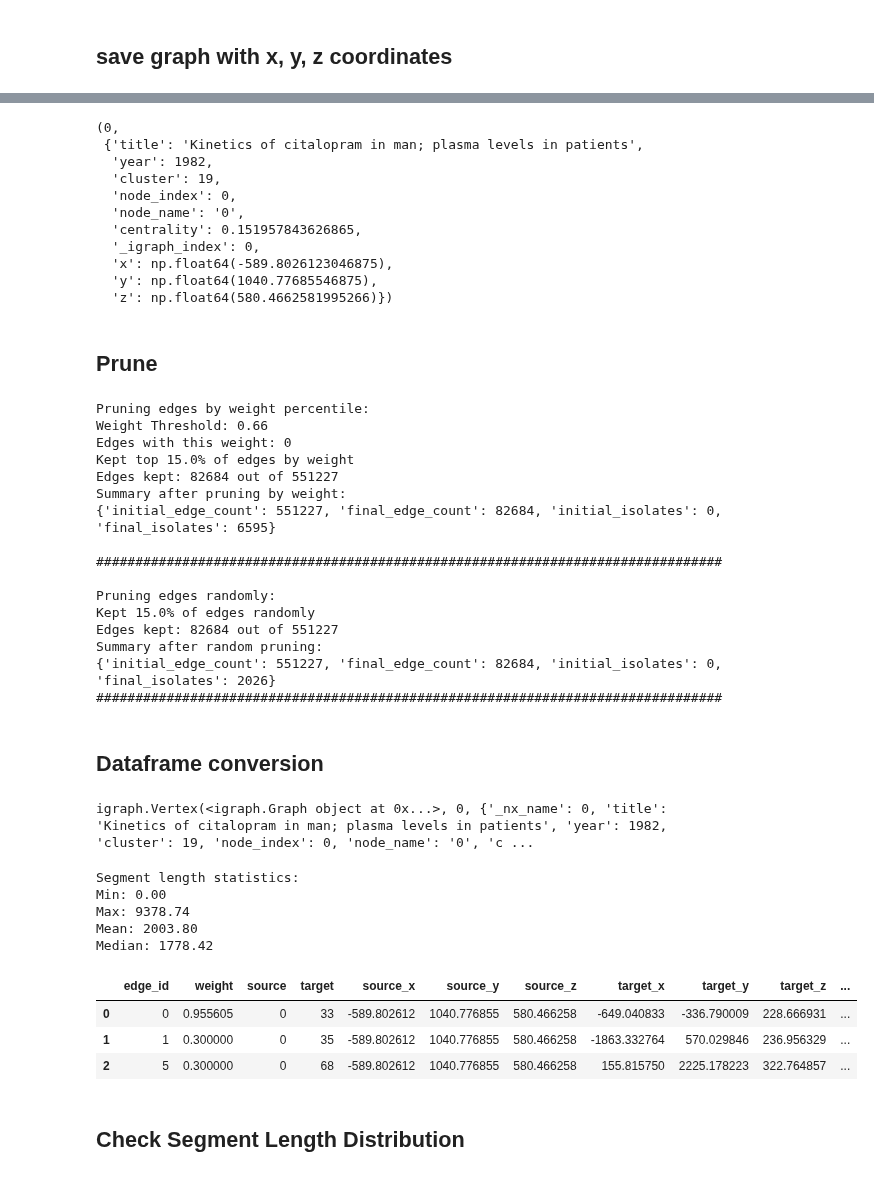
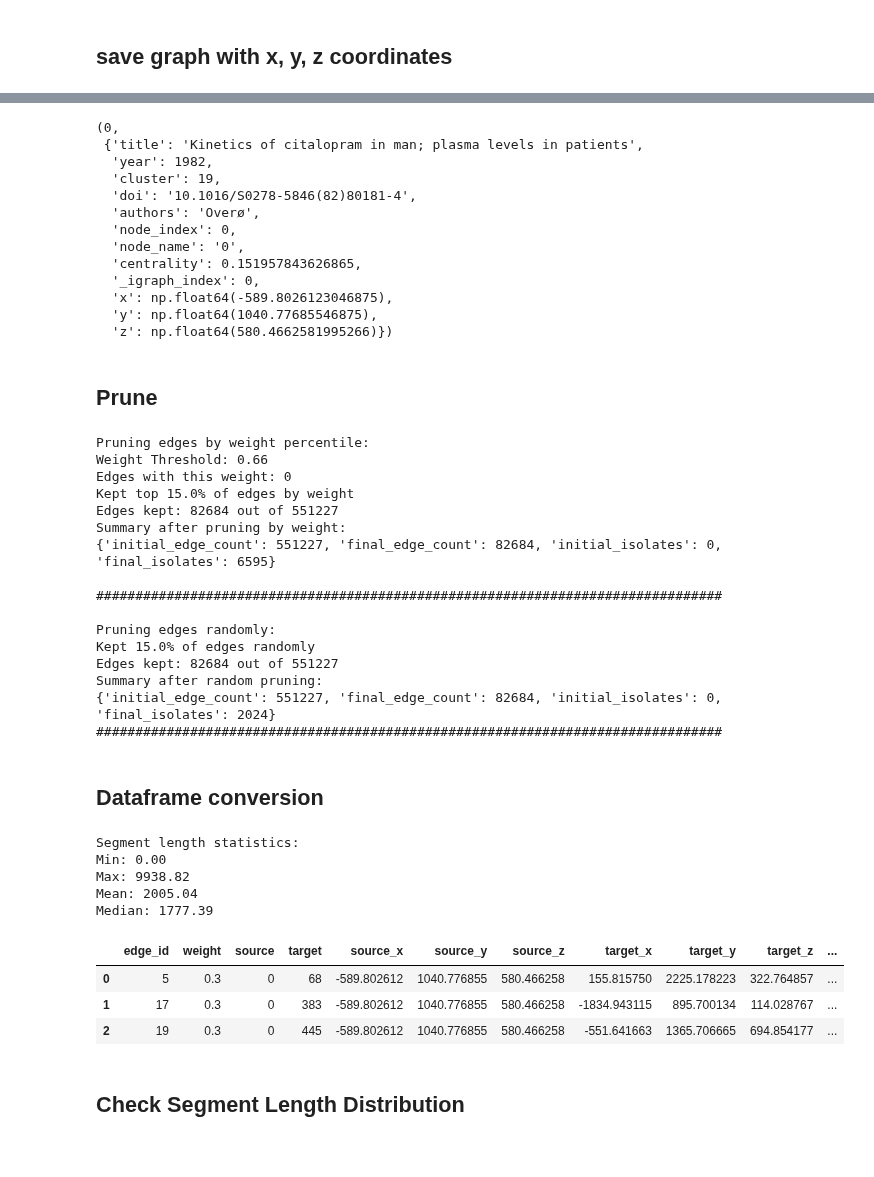
Before and after one commit to jarolim14/SSRI-Evolution, a Jupyter notebook: notebooks/10-PrepareThreeJs.ipynb, the cells around one changed output, grey strips where cells are left out. Cells and saved outputs as stored; diff of their text form; code cells hidden in the pictures.

```diff
--- a/notebooks/10-PrepareThreeJs.ipynb
+++ b/notebooks/10-PrepareThreeJs.ipynb
@@ -13,6 +16,7 @@ import sys
 import time
 from itertools import product
 
+import igraph as ig
 import matplotlib.pyplot as plt
 import networkx as nx
 
@@ -27,10 +31,10 @@ from dotenv import load_dotenv
 load_dotenv()
 
 # Access environment variables
-python_path = os.getenv('PYTHONPATH')
-data_dir = os.getenv('DATA_DIR')
-src_dir = os.getenv('SRC_DIR')
-output_dir = os.getenv('OUTPUT_DIR')
+PYTHONPATH = os.getenv('PYTHONPATH')
+DATA_DIR = os.getenv('DATA_DIR')
+SRC_DIR = os.getenv('SRC_DIR')
+OUTPUT_DIR = os.getenv('OUTPUT_DIR')
 
 from src.visualization.edgebundling.addZCoordinate import ZCoordinateAdder
 from src.visualization.edgebundling.frLayoutUtility import frLayoutUtility
@@ -52,9 +56,9 @@ sns.set_style("white")
 subgraph = False
 
 # 2. Constants and configuration
-INPUT_GRAPH_PATH = data_dir + "/08-analysis-data/2025/graph_analysis.graphml"
-CLUSTER_TREE_PATH = output_dir + "/cluster-qualifications_2025/cluster-label-tree/cluster_tree_filtered.json"
-OUTPUT_DIR = data_dir + "/09-threeJs/"
+INPUT_GRAPH_PATH = DATA_DIR + "/08-analysis-data/2025/graph_analysis.graphml"
+CLUSTER_TREE_PATH = OUTPUT_DIR + "/cluster-qualifications_2025/cluster-label-tree/cluster_tree_filtered.json"
+OUTPUT_DIR = DATA_DIR + "/09-threeJs/"
 FR_GRAPH_FILENAME = f"FR_Layout_Graph_{datetime.datetime.now().strftime('%Y-%m-%d-%H-%M-%S')}.graphml"
 # external env
 THREEJS_OUTPUT_DIR = os.getenv('THREEJS_OUTPUT_DIR')
@@ -133,6 +153,8 @@ list(g_z.nodes(data=True))[0]
  {'title': 'Kinetics of citalopram in man; plasma levels in patients',
   'year': 1982,
   'cluster': 19,
+  'doi': '10.1016/S0278-5846(82)80181-4',
+  'authors': 'Overø',
   'node_index': 0,
   'node_name': '0',
   'centrality': 0.151957843626865,
@@ -184,45 +206,41 @@ Pruning edges randomly:
 Kept 15.0% of edges randomly
 Edges kept: 82684 out of 551227
 Summary after random pruning:
-{'initial_edge_count': 551227, 'final_edge_count': 82684, 'initial_isolates': 0, 'final_isolates': 2026}
+{'initial_edge_count': 551227, 'final_edge_count': 82684, 'initial_isolates': 0, 'final_isolates': 2024}
 ################################################################################
 # %% [markdown]
 ## Dataframe conversion
-# %%
-g_pruned_random.vs[0]
-# %% [output]
-igraph.Vertex(<igraph.Graph object at 0x...>, 0, {'_nx_name': 0, 'title': 'Kinetics of citalopram in man; plasma levels in patients', 'year': 1982, 'cluster': 19, 'node_index': 0, 'node_name': '0', 'c ...
 # %%
 # Convert nodes and edges to DataFrames
 nodes_df = GraphProcessingUtility.nodes_to_dataframe(
     g_pruned_random,
     normalize_coordinates=False,
-    drop_columns=["node_id", "node_name", "_nx_name"],
+    drop_columns=["_nx_name"],
 )
 edges_df = GraphProcessingUtility.edges_to_dataframe(g_pruned_random)
 
 # Add coordinates to edges
 edges_with_coords = GraphProcessingUtility.create_edge_df_with_source_target_coords(
     edges_df, nodes_df
 )
 
 # Add segment lengths
 edges_with_coords_with_length = GraphProcessingUtility.add_segment_length_to_edge_df(
     edges_with_coords
 )
 
 # Display the result
 edges_with_coords_with_length.head(3)
 # %% [output]
 Segment length statistics:
 Min: 0.00
-Max: 9378.74
-Mean: 2003.80
-Median: 1778.42
+Max: 9938.82
+Mean: 2005.04
+Median: 1777.39
 |  | edge_id | weight | source | target | source_x | source_y | source_z | target_x | target_y | target_z | ... |
-| 0 | 0 | 0.955605 | 0 | 33 | -589.802612 | 1040.776855 | 580.466258 | -649.040833 | -336.790009 | 228.666931 | ... |
-| 1 | 1 | 0.300000 | 0 | 35 | -589.802612 | 1040.776855 | 580.466258 | -1863.332764 | 570.029846 | 236.956329 | ... |
-| 2 | 5 | 0.300000 | 0 | 68 | -589.802612 | 1040.776855 | 580.466258 | 155.815750 | 2225.178223 | 322.764857 | ... |
+| 0 | 5 | 0.3 | 0 | 68 | -589.802612 | 1040.776855 | 580.466258 | 155.815750 | 2225.178223 | 322.764857 | ... |
+| 1 | 17 | 0.3 | 0 | 383 | -589.802612 | 1040.776855 | 580.466258 | -1834.943115 | 895.700134 | 114.028767 | ... |
+| 2 | 19 | 0.3 | 0 | 445 | -589.802612 | 1040.776855 | 580.466258 | -551.641663 | 1365.706665 | 694.854177 | ... |
 # %% [markdown]
 ## Check Segment Length Distribution
 # %%
```
Also changed, not shown: parts of 17 cells of this notebook, 3 other files.
